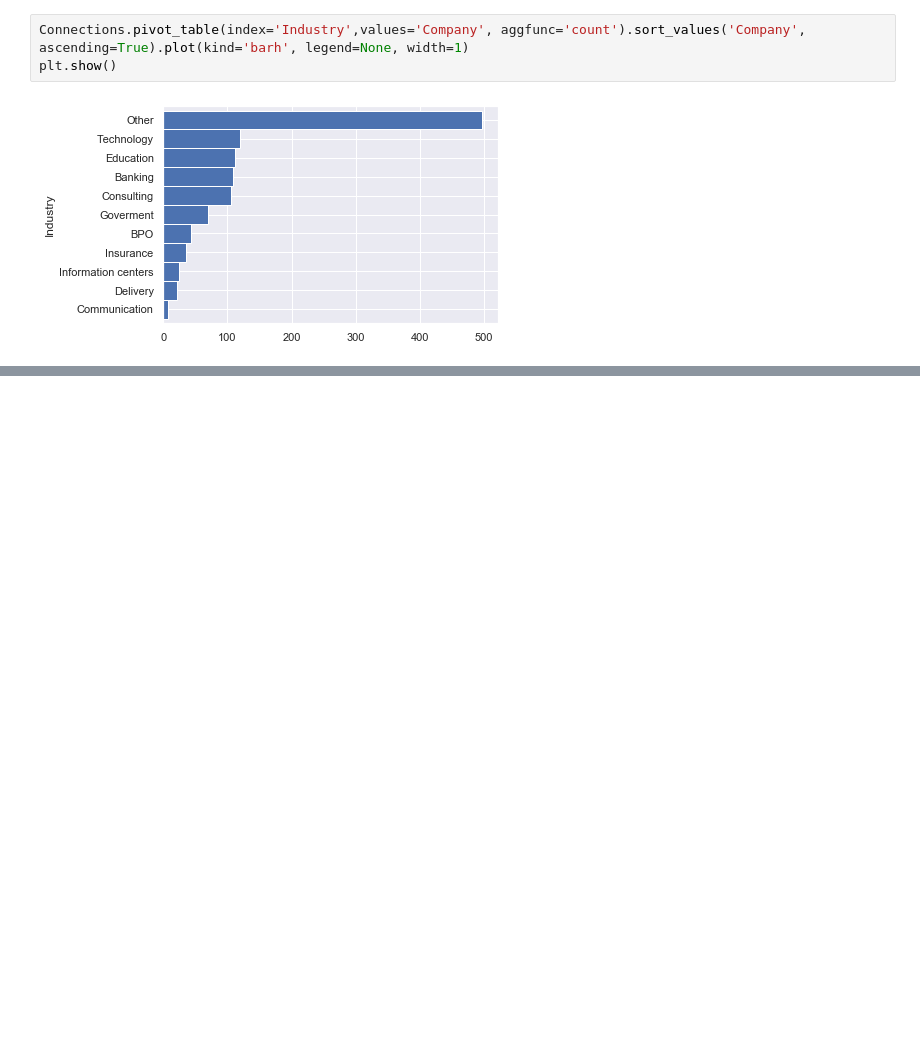
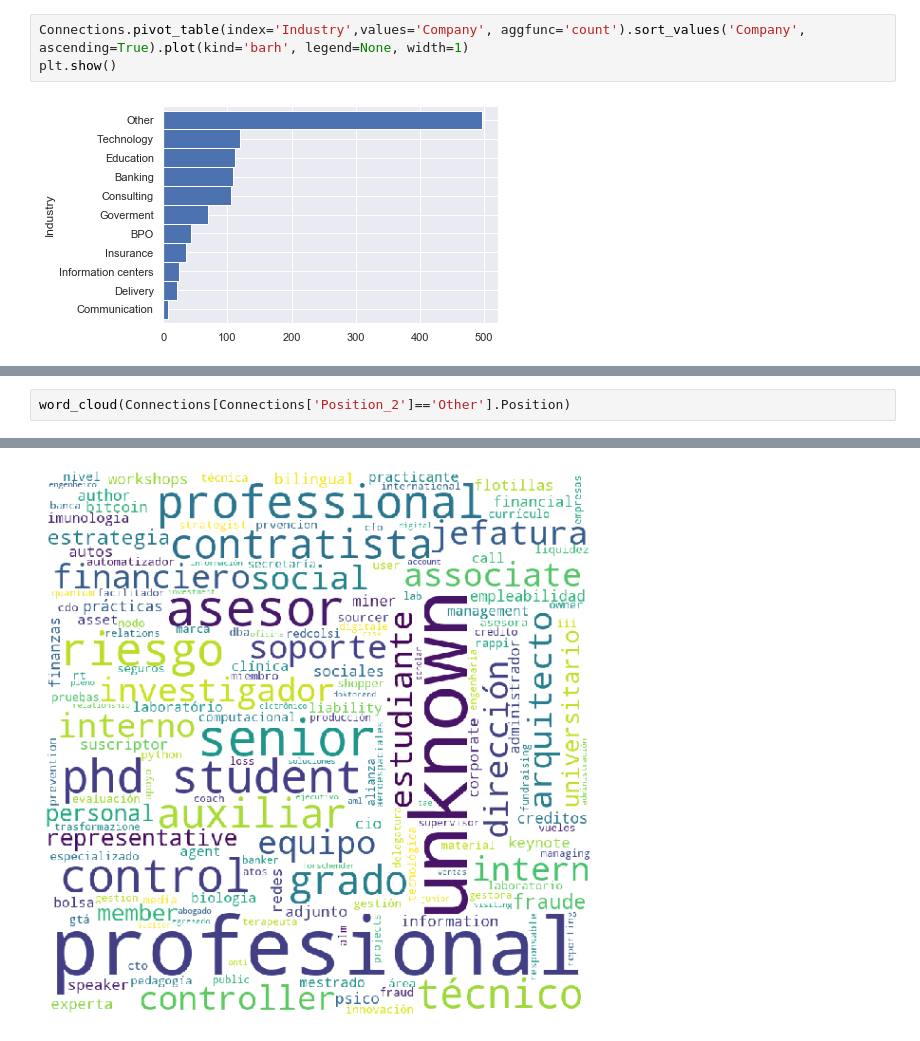
Before and after one commit to anmarphy/My_LinkedIn_2020_Dec, a Jupyter notebook: Basic_Information.ipynb, the cells around one changed output, grey strips where cells are left out. Cells and saved outputs as stored; diff of their text form; blank space fills up the shorter version.

```diff
--- a/Basic_Information.ipynb
+++ b/Basic_Information.ipynb
@@ -428,0 +467,3 @@ Connections.pivot_table(index='Position_2', values='Company', aggfunc='count').s
+# %%
+word_cloud(Connections[Connections['Position_2']=='Other'].Position)
+# %% [output]
@@ -428,0 +473 @@ Connections.pivot_table(index='Position_2', values='Company', aggfunc='count').s
+[figure, added]
```
Also changed, not shown: parts of 6 cells of this notebook.
